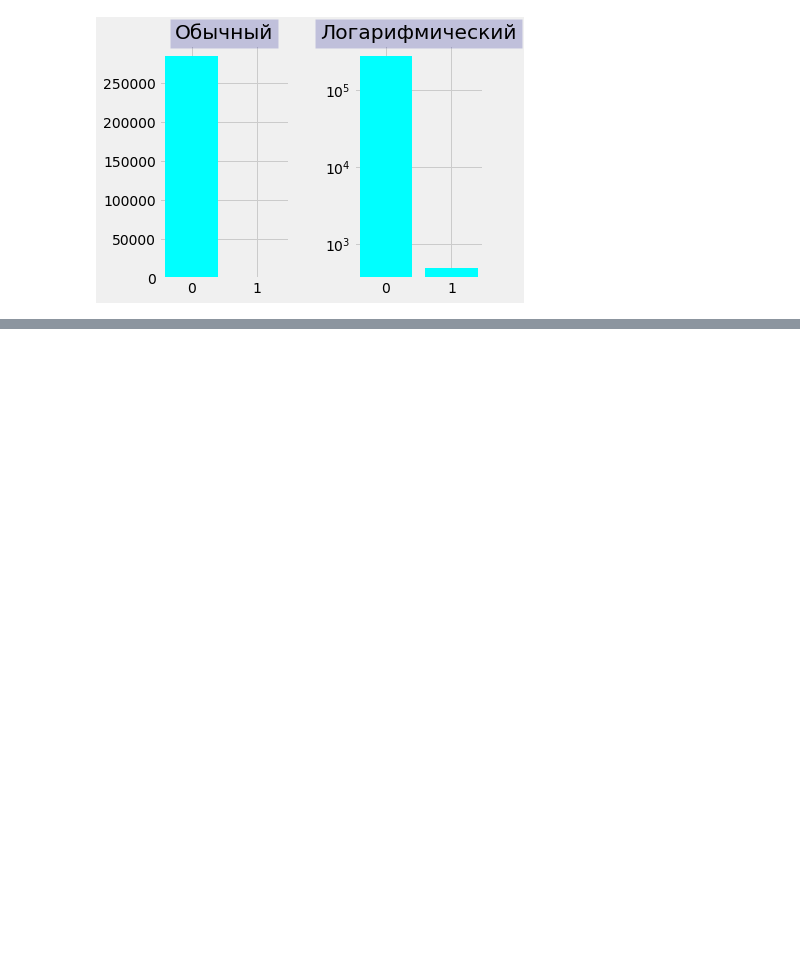
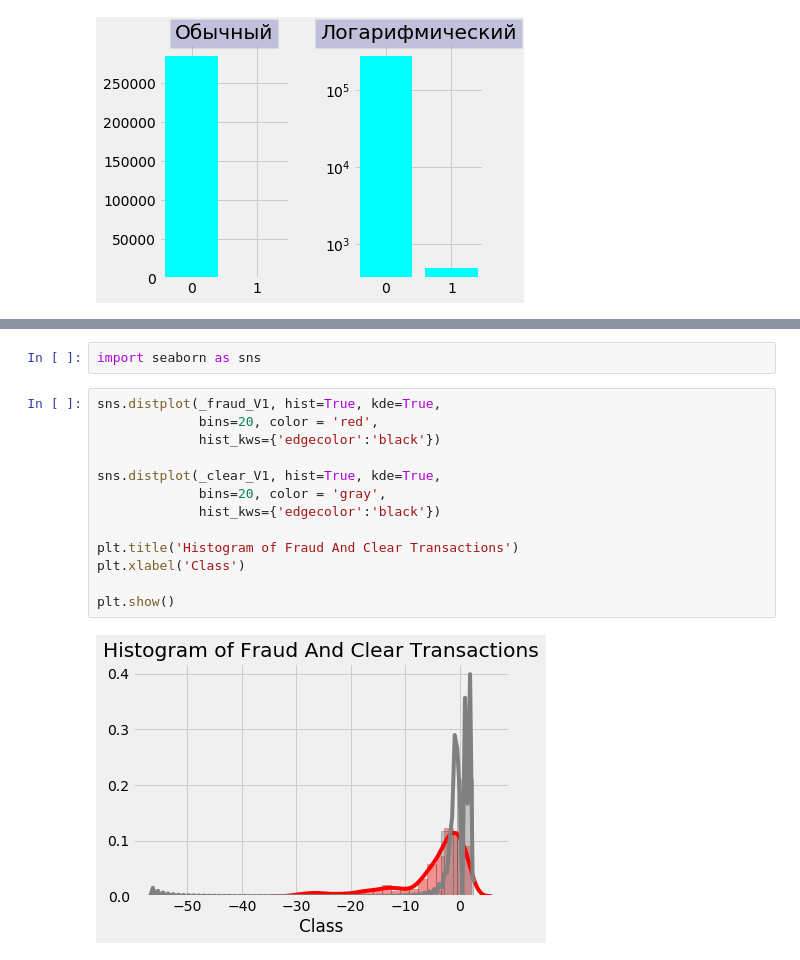
Before and after one commit to comrade747/python, a Jupyter notebook: Lesson4.ipynb, the cells around one changed output, grey strips where cells are left out. Saved outputs shown, nothing was run; the diff lists cells and outputs as text; blank space fills up the shorter version.

```diff
--- a/Lesson4.ipynb
+++ b/Lesson4.ipynb
@@ -118,0 +116,17 @@ _clear_V1 = df[(idx == 0)].V1.to_numpy()
+# %%
+import seaborn as sns
+# %%
+sns.distplot(_fraud_V1, hist=True, kde=True,
+             bins=20, color = 'red',
+             hist_kws={'edgecolor':'black'})
+
+sns.distplot(_clear_V1, hist=True, kde=True,
+             bins=20, color = 'gray',
+             hist_kws={'edgecolor':'black'})
+
+plt.title('Histogram of Fraud And Clear Transactions')
+plt.xlabel('Class')
+
+plt.show()
+# %% [output]
+[figure, added]
```
Also changed, not shown: parts of 1 cell of this notebook.
